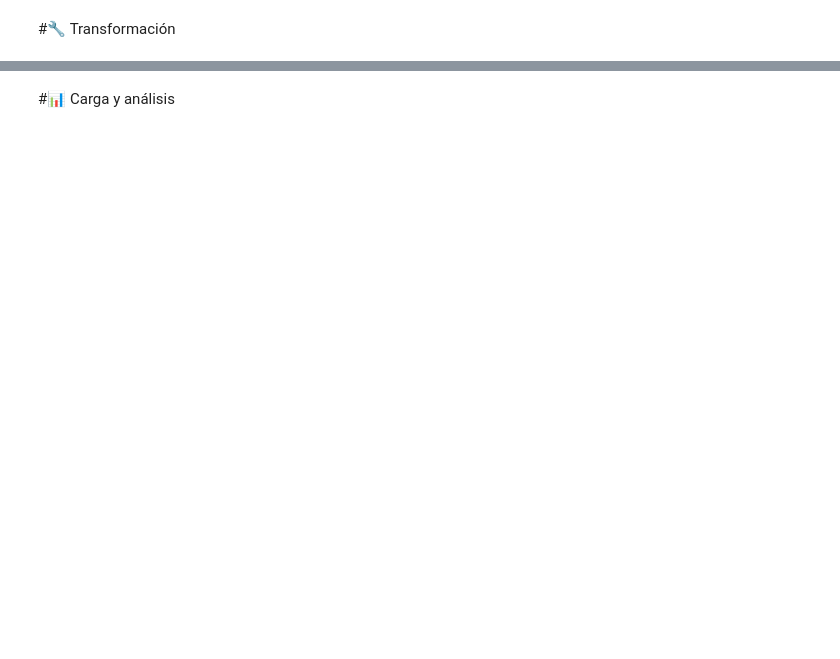
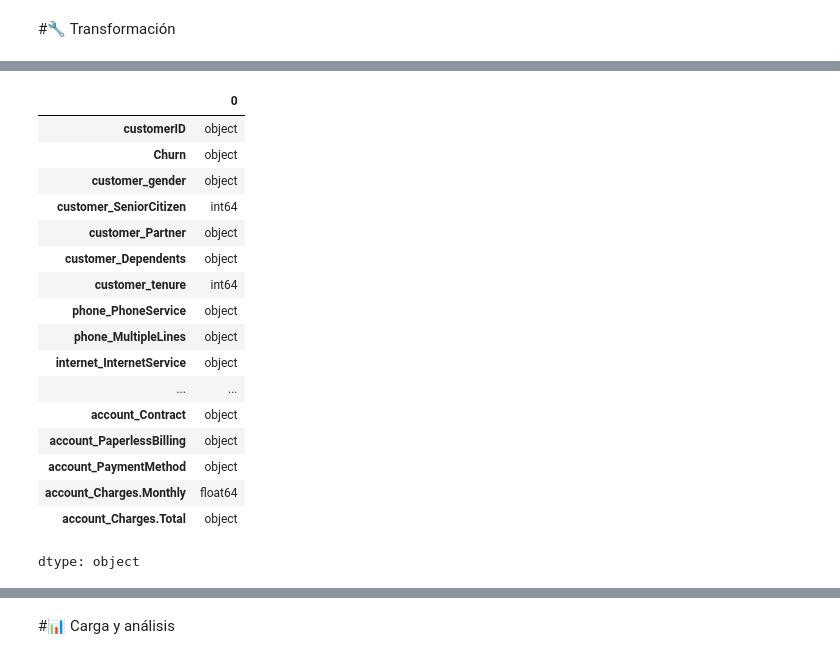
Before and after one commit to Emmanuel2000x/TelecomX, a Jupyter notebook: TelecomX_LATAM.ipynb, the cells around one changed output, grey strips where cells are left out. Saved outputs shown, nothing was run; the diff lists cells and outputs as text; code cells hidden in the pictures; blank space fills up the shorter version.

```diff
--- a/TelecomX_LATAM.ipynb
+++ b/TelecomX_LATAM.ipynb
@@ -78,0 +126,21 @@ Index(['customerID', 'Churn', 'customer_gender', 'customer_SeniorCitizen',
+# %%
+flatt_DF.dtypes
+# %% [output]
+|  | 0 |
+| customerID | object |
+| Churn | object |
+| customer_gender | object |
+| customer_SeniorCitizen | int64 |
+| customer_Partner | object |
+| customer_Dependents | object |
+| customer_tenure | int64 |
+| phone_PhoneService | object |
+| phone_MultipleLines | object |
+| internet_InternetService | object |
+| ... | ... |
+| account_Contract | object |
+| account_PaperlessBilling | object |
+| account_PaymentMethod | object |
+| account_Charges.Monthly | float64 |
+| account_Charges.Total | object |
+dtype: object
```
Also changed, not shown: parts of 28 cells of this notebook.
